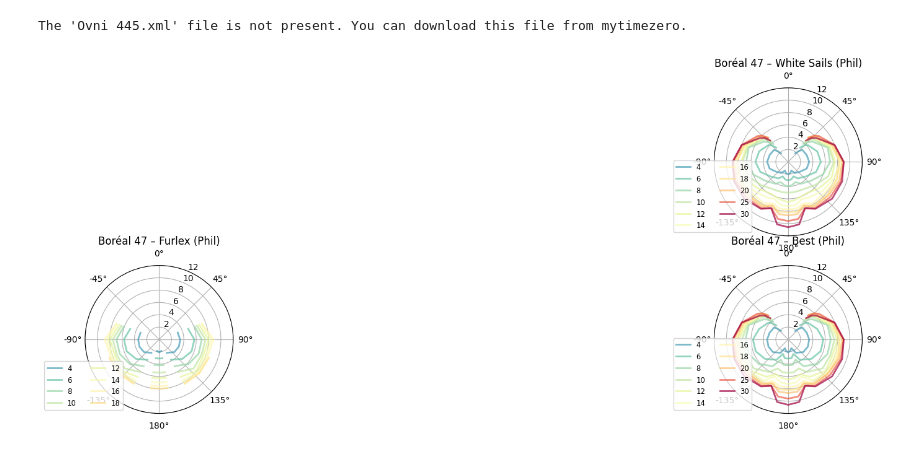
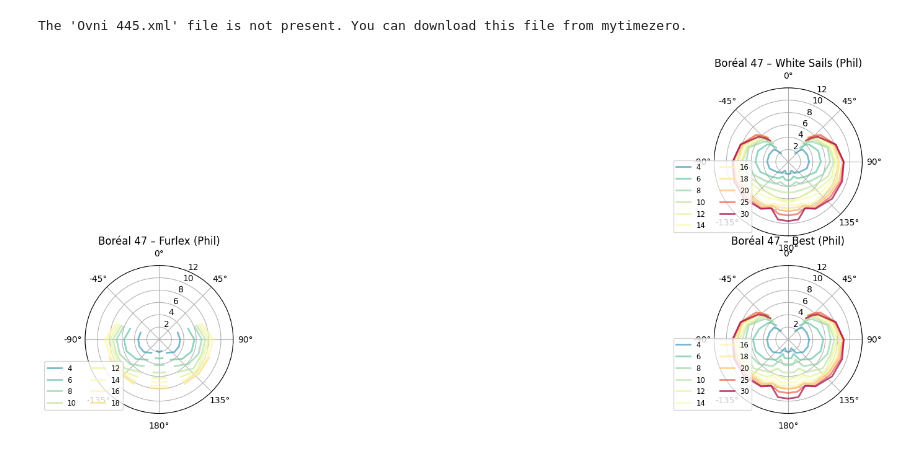
Before and after one commit to philipa/polars, a Jupyter notebook: polars.ipynb, the cells around one changed output. Cells and saved outputs as stored; diff of their text form; code cells hidden in the pictures.

Commit message:
Ignore extra cells outside the expected 14 rows.

```diff
--- a/polars.ipynb
+++ b/polars.ipynb
@@ -90,7 +90,7 @@ def xlsPolarCurves(sheet):
     # Uncomment for debug
     # print(sheet, degrees, [cells[0].value for cells in list(sheet.columns)[1:]])
 
-    return [PolarCurve(cells[0].value, [c.value for c in cells[1:]], degrees)
+    return [PolarCurve(cells[0].value, [c.value for c in cells[1:14]], degrees)
             for cells in list(sheet.columns)[1:]]
 
 robert = dict([(sheet.title, xlsPolarCurves(sheet))
@@ -109,31 +109,31 @@ write_pw("Boreal47_predictwind.txt", phil["Combined"])
 # Render the polars.
 #
 f = plt.figure(figsize=(24,18))
 
 def draw(ax, title, curves):
     ax.set_title(title)
     ax.set_theta_zero_location("N")
     ax.set_thetalim(thetamin=-180, thetamax=180)
     ax.set_theta_direction(-1)
     ax.set_xticks([radians(d) for d in [-135, -90, -45, 0, 45, 90, 135, 180]])
     ax.set_ylim(top=12)
     cmap = plt.colormaps.get_cmap('Spectral')
     for c in curves:
         ax.plot(c.radians, c.values, lw=2, label=c.wind, alpha=0.7, color=cmap(1-c.wind/30))
 
     ax.legend(loc="lower left", bbox_to_anchor=(-0.3, 0), ncol=2, fontsize="small")
 
 #draw(plt.subplot(521, polar=True), "Boréal 47 – Best (Robert)", robert["Best"])
 if tzcurves: draw(plt.subplot(522, polar=True), "Ovni 445 (Time Zero)", tzcurves)
 #draw(plt.subplot(523, polar=True), "Boréal 47 – Main & Jib (Robert)", robert["main & jib only"])
 #draw(plt.subplot(524, polar=True), "Boréal 47 – Spinnaker (Robert)", robert["+ Spinaker"])
 #draw(plt.subplot(525, polar=True), "Boréal 47 – Asymmetric (Robert)", robert["+ Asymetric"])
 draw(plt.subplot(526, polar=True), "Boréal 47 – White Sails (Phil)", phil["White Sails"])
 draw(plt.subplot(527, polar=True), "Boréal 47 – Furlex (Phil)", phil["+Furlex"])
 draw(plt.subplot(528, polar=True), "Boréal 47 – Best (Phil)", phil["Combined"])
 
 # Save the rendered figure as a PDF.
 f.savefig("Boreal47_polars.pdf", bbox_inches='tight')
 # %% [output]
 The 'Ovni 445.xml' file is not present. You can download this file from mytimezero.
-[figure, old version]
+[figure, new version]
```
